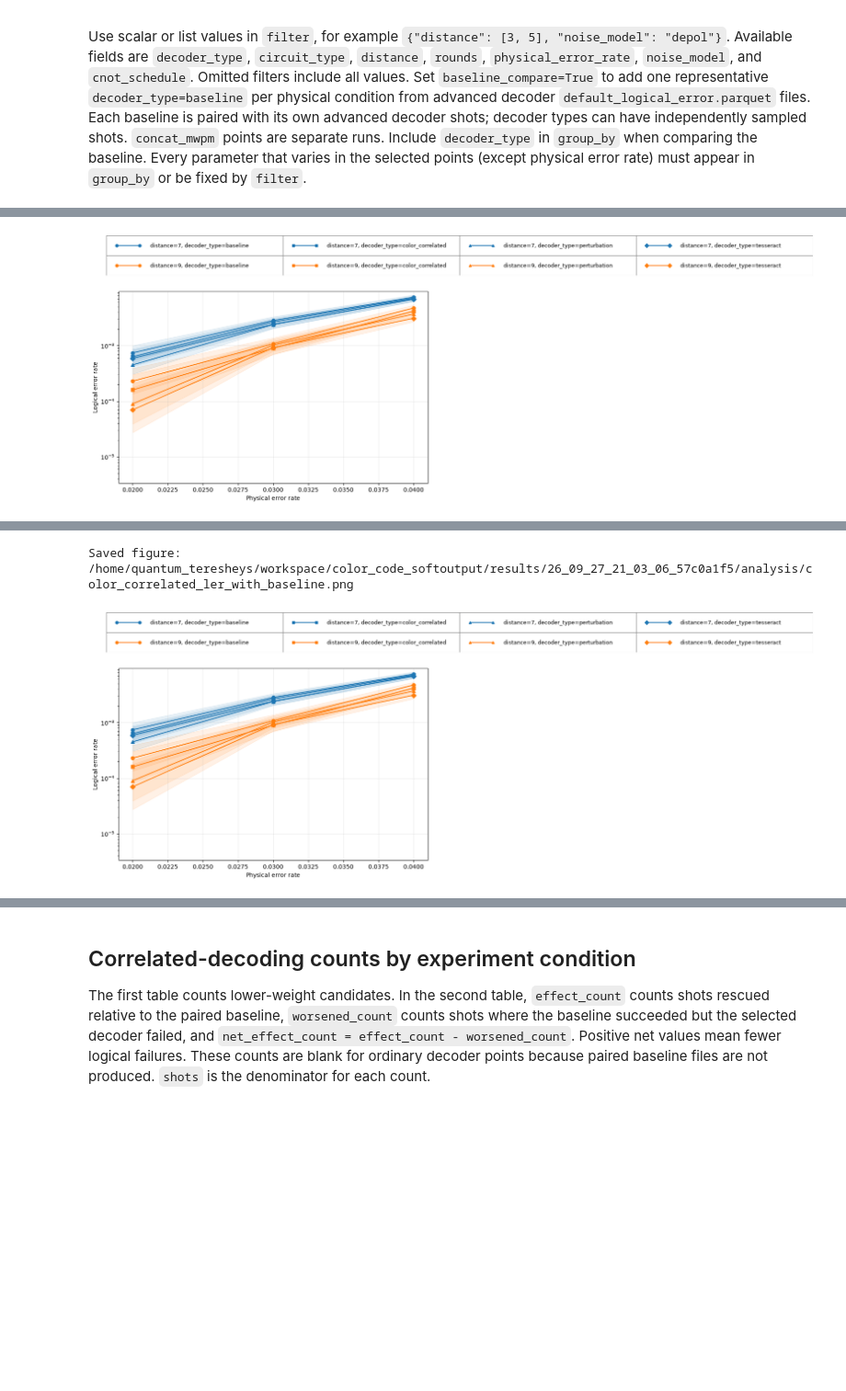
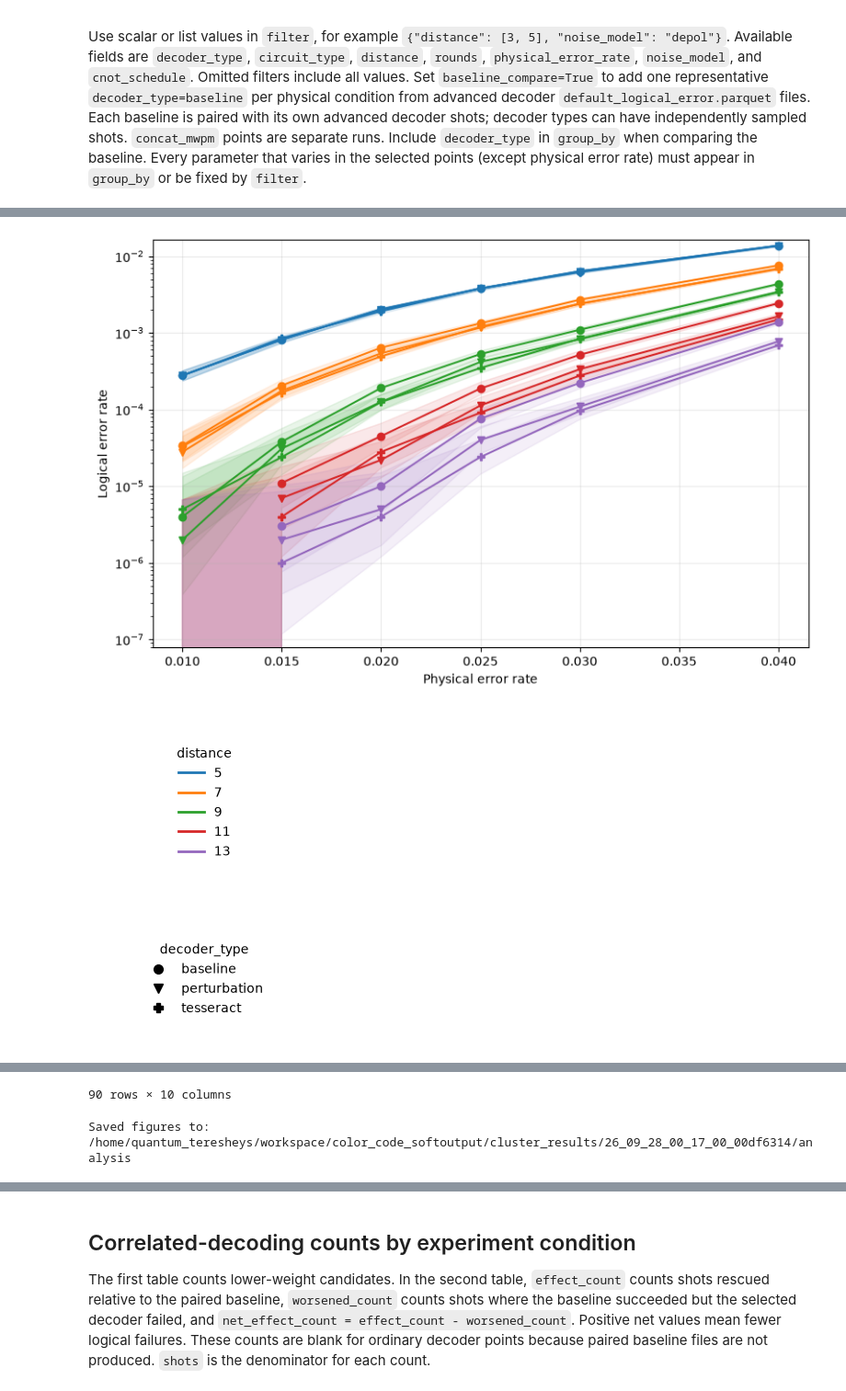
Before and after one commit to AKTKN/color_code_softoutput, a Jupyter notebook: notebooks/color_correlated_decoding.ipynb, the cells around one changed output, grey strips where cells are left out. Shown at 92% size. Cells and saved outputs as stored; diff of their text form; code cells hidden in the pictures; blank space fills up the shorter version.

Commit message:
Implement some analysis module and tests.

```diff
--- a/notebooks/color_correlated_decoding.ipynb
+++ b/notebooks/color_correlated_decoding.ipynb
@@ -6,6 +6,7 @@ This notebook reads an existing canonical YAML run. It does not run a simulation
 from pathlib import Path
 import importlib
 import sys
+import matplotlib.pyplot as plt
 from IPython.display import display
 
 PROJECT_ROOT = Path.cwd().resolve()
@@ -21,7 +22,7 @@ importlib.reload(color_correlated_analysis)
 ColorCorrelatedRun = color_correlated_analysis.ColorCorrelatedRun
 
 # Edit this path to select a completed run.
-run_path = PROJECT_ROOT / "results/26_09_27_21_03_06_57c0a1f5"
+run_path = PROJECT_ROOT / "cluster_results/26_09_28_00_17_00_00df6314"
 run = ColorCorrelatedRun(run_path)
 print("Run:", run.run_directory)
 print("Start:", run.run_log["simulation_start_time"])
@@ -83,17 +80,17 @@ Use scalar or list values in `filter`, for example `{"distance": [3, 5], "noise_
 # %%
 filter = {
     # "distance": [3, 5],
-    # "decoder_type": ["concat_mwpm", "color_correlated", "relifting", "perturbation"],
+    "decoder_type": ["perturbation", "tesseract"],
 }
 better_weight_filter = filter  # set a separate mapping to filter this table
 effect_filter = filter  # set a separate mapping to filter this table
 group_by = ["distance", "decoder_type"]  # first: color; second: marker
 baseline_compare = True  # one paired baseline per physical condition
 yscale = "log"  # "log" or "linear"
-plot_width = 7.4  # inches; independent of legend size
-plot_height = 4.6  # inches; independent of legend size
-legend_fontsize = 9
-legend_row_height = 0.48  # inches per first-group value
+plot_width = 7.4  # main axes width in inches
+plot_height = 4.6  # main axes height in inches
+# Legend layout is independent of the main plot.
+legend_options = dict(fontsize=10, row_height=0.35, width=3.0, ncol=1)
 save_figure = True
 
 print("Selected points:")
@@ -125,26 +123,37 @@ On a log axis, a zero-failure point is displayed at 0.5/shots so it remains visi
 # %%
 figure, axes, ler_table = run.plot_ler(
     filter=filter,
     group_by=group_by,
     baseline_compare=baseline_compare,
     yscale=yscale,
     plot_width=plot_width,
     plot_height=plot_height,
-    legend_fontsize=legend_fontsize,
-    legend_row_height=legend_row_height,
 )
+ler_legends = run.plot_legends(ler_table, group_by=group_by, **legend_options)
+# Customize independently here, for example:
+# axes.set_title("...")
+# ler_legends["distance"][0].set_size_inches(2.0, 2.5)
+# ler_legends["decoder_type"][1].get_legend().set_title("Decoder")
 display(figure)
+plt.close(figure)
+for legend_figure, legend_axes in ler_legends.values():
+    display(legend_figure)
+    plt.close(legend_figure)
 columns = ["distance", "decoder_type", "physical_error_rate", "shots", "failures", "logical_error_rate", "ler_low", "ler_high"]
 if baseline_compare:
     columns[2:2] = ["source_decoder_type", "metric"]
 display(ler_table[columns])
 if save_figure:
     output_dir = run.run_directory / "analysis"
     output_dir.mkdir(exist_ok=True)
-    figure_name = "color_correlated_ler_with_baseline.png" if baseline_compare else "color_correlated_ler.png"
-    figure_path = output_dir / figure_name
-    figure.savefig(figure_path, dpi=200, bbox_inches="tight")
-    print("Saved figure:", figure_path)
+    stem = "color_correlated_ler_with_baseline" if baseline_compare else "color_correlated_ler"
+    figures = {stem: figure, **{f"{stem}_legend_{name}": pair[0] for name, pair in ler_legends.items()}}
+    for name, saved_figure in figures.items():
+        for extension in ("png", "pdf"):
+            saved_figure.savefig(output_dir / f"{name}.{extension}", dpi=200, bbox_inches="tight")
+    print("Saved figures to:", output_dir)
 # %% [output]
-[figure, old version]
+[figure, new version]
+[figure, new version]
+[figure, added]
 |  | distance | decoder_type | source_decoder_type | metric | physical_error_rate | shots | failures | ... |
@@ -167,2 +171,2 @@ if save_figure:
-Saved figure: /home/quantum_teresheys/workspace/color_code_softoutput/results/26_09_27_21_03_06_57c0a1f5/analysis/color_correlated_ler_with_baseline.png
+90 rows × 10 columns
-[figure, old version]
+Saved figures to: /home/quantum_teresheys/workspace/color_code_softoutput/cluster_results/26_09_28_00_17_00_00df6314/analysis
```
Also changed, not shown: parts of 9 cells of this notebook, 10 other files.
